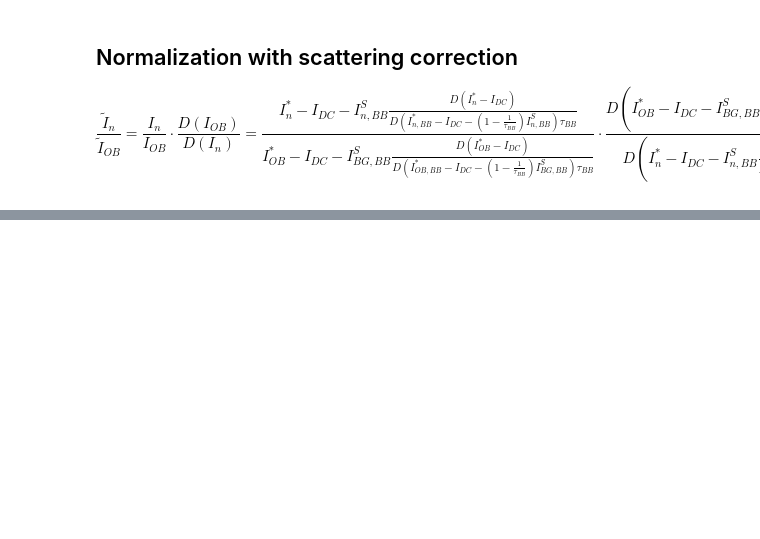
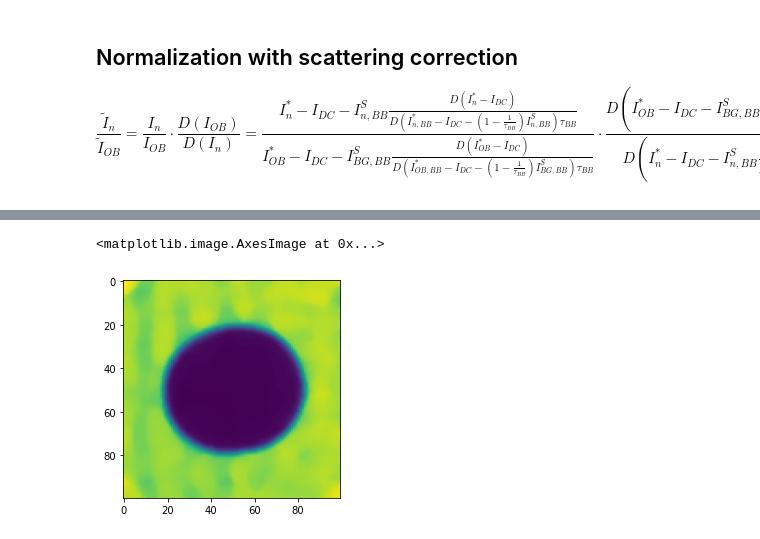
Before and after one commit to neutronimaging/scripts, a Jupyter notebook: python/notebooks/BBCorrection.ipynb, the cells around one changed output, grey strips where cells are left out. Drawn from its saved outputs; the diff is of its cells as text; code cells hidden in the pictures; blank space fills up the shorter version.

```diff
--- a/python/notebooks/BBCorrection.ipynb
+++ b/python/notebooks/BBCorrection.ipynb
@@ -178,0 +271,6 @@ ax[2].legend();
+# %%
+dot = bb.get_dot_template(bbob,roi=[410,190,510,290])
+plt.imshow(dot)
+# %% [output]
+<matplotlib.image.AxesImage at 0x...>
+[figure, added]
```
Also changed, not shown: parts of 28 cells of this notebook, 7 other files.
